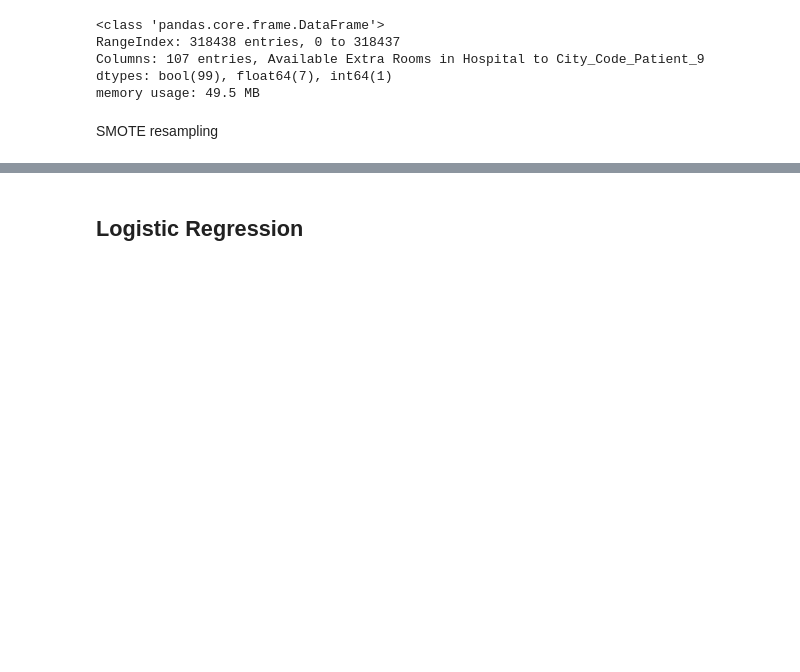
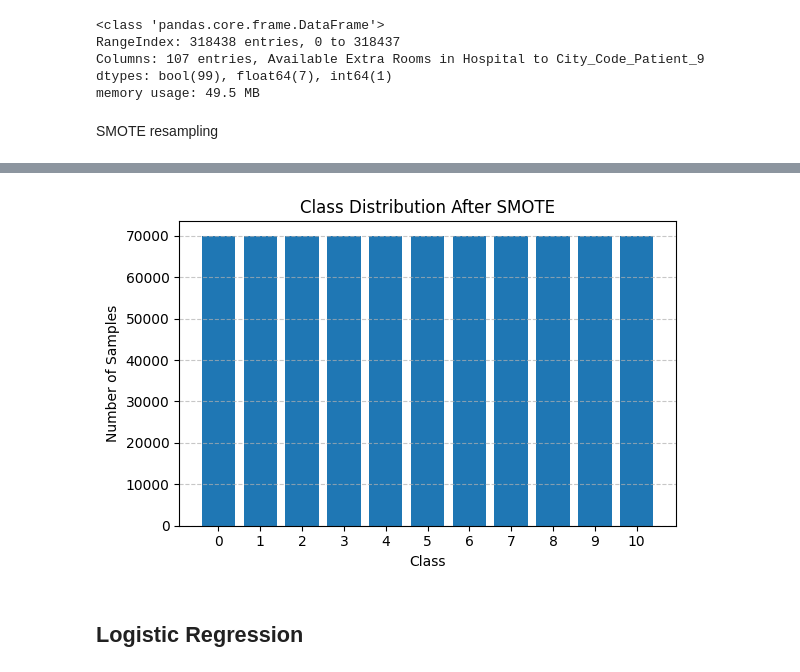
Before and after one commit to Jayjolie1026/4260, a Jupyter notebook: Kmeans-RandomForest.ipynb, the cells around one changed output, grey strips where cells are left out. Drawn from its saved outputs; the diff is of its cells as text; code cells hidden in the pictures; blank space fills up the shorter version.

Commit message:
Final Kmeans, LR, and RF with SHAP and SMOTE

```diff
--- a/Kmeans-RandomForest.ipynb
+++ b/Kmeans-RandomForest.ipynb
@@ -66,6 +59,21 @@ smote = SMOTE(random_state=42)
 
 # Apply SMOTE to training data only
 X_train_resampled, y_train_resampled = smote.fit_resample(X_train, y_train)
+# %%
+# Count the number of samples in each class
+resampled_counts = pd.Series(y_train_resampled).value_counts().sort_index()
+
+# Plot the bar chart
+plt.figure(figsize=(6, 4))
+plt.bar(resampled_counts.index.astype(str), resampled_counts.values)
+plt.title("Class Distribution After SMOTE")
+plt.xlabel("Class")
+plt.ylabel("Number of Samples")
+plt.grid(axis='y', linestyle='--', alpha=0.7)
+plt.tight_layout()
+plt.show()
+# %% [output]
+[figure, added]
 # %% [markdown]
 ## Logistic Regression
 # %%
```
Also changed, not shown: parts of 24 cells of this notebook.
